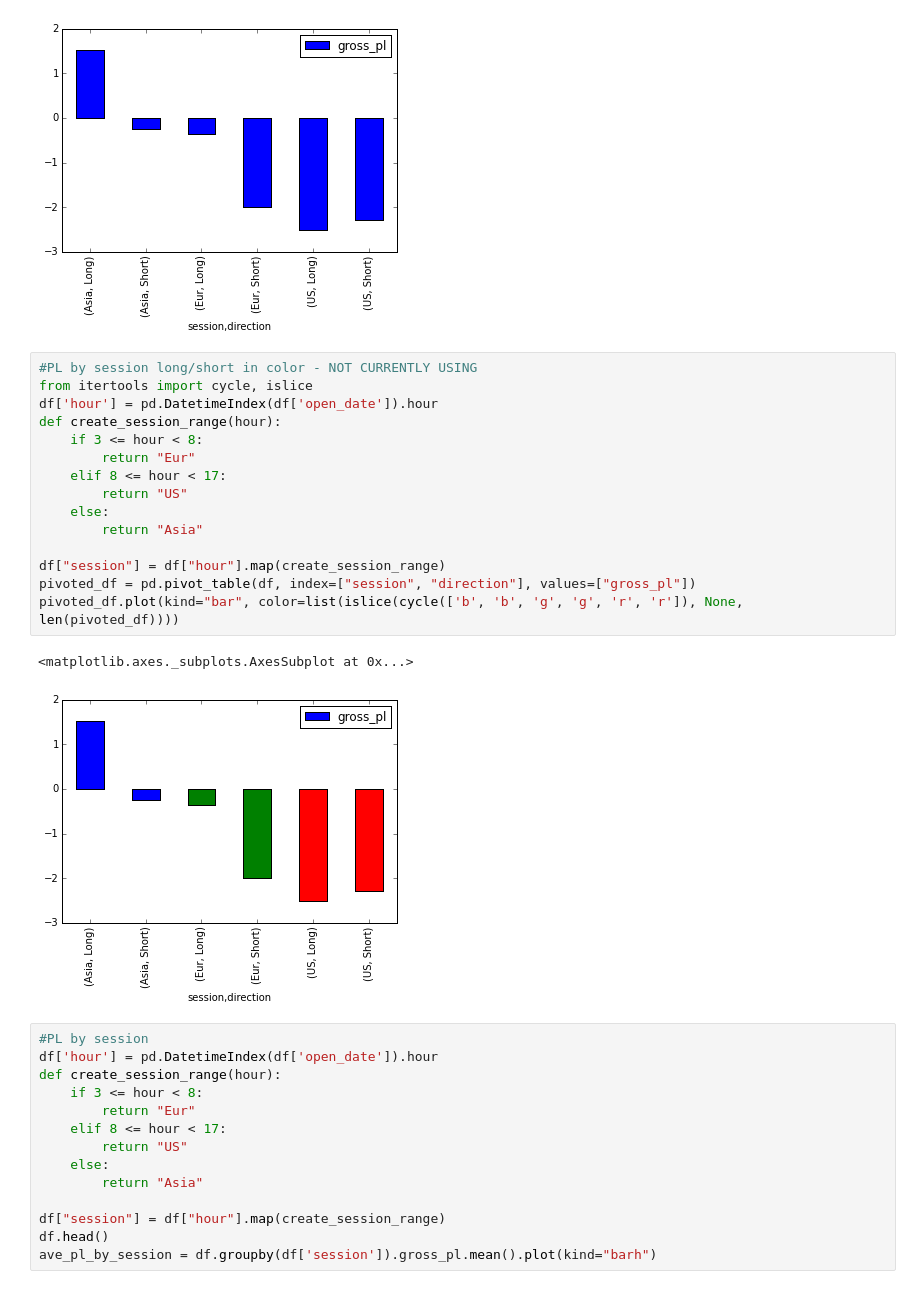
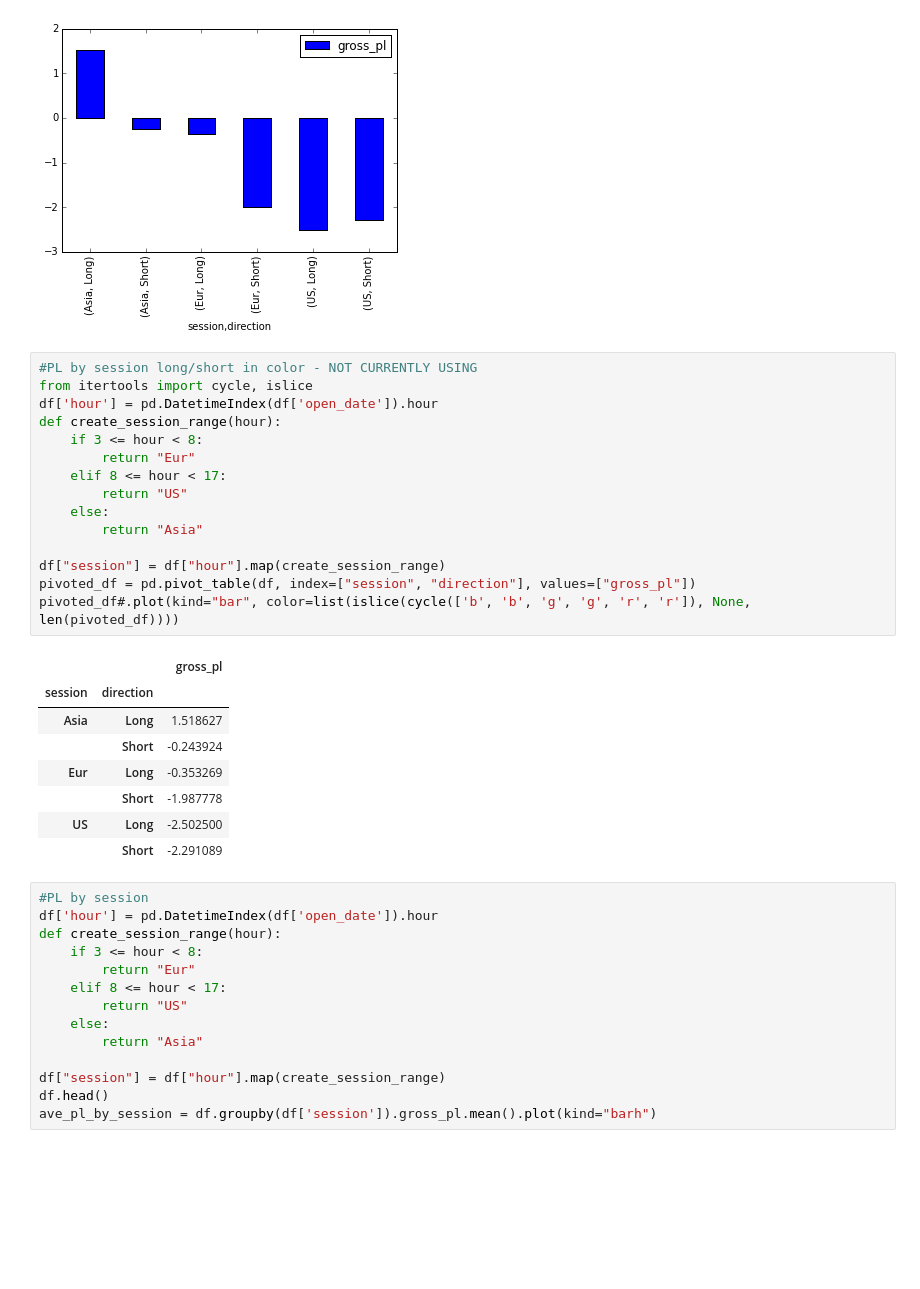
Before and after one commit to JeffHacker/TIY-final-project, a Jupyter notebook: data for models.ipynb, the cells around one changed output. Cells and saved outputs as stored; diff of their text form; blank space fills up the shorter version.

```diff
--- a/data for models.ipynb
+++ b/data for models.ipynb
@@ -29,21 +29,27 @@ pivoted_df.plot(kind="bar")
 # %%
 #PL by session long/short in color - NOT CURRENTLY USING
 from itertools import cycle, islice
 df['hour'] = pd.DatetimeIndex(df['open_date']).hour
 def create_session_range(hour):
     if 3 <= hour < 8:
         return "Eur"
     elif 8 <= hour < 17:
         return "US"
     else:
         return "Asia"
 
 df["session"] = df["hour"].map(create_session_range)
 pivoted_df = pd.pivot_table(df, index=["session", "direction"], values=["gross_pl"])
-pivoted_df.plot(kind="bar", color=list(islice(cycle(['b', 'b', 'g', 'g', 'r', 'r']), None, len(pivoted_df))))
+pivoted_df#.plot(kind="bar", color=list(islice(cycle(['b', 'b', 'g', 'g', 'r', 'r']), None, len(pivoted_df))))
 # %% [output]
-<matplotlib.axes._subplots.AxesSubplot at 0x...>
-[figure, removed]
+|  |  | gross_pl |
+| session | direction |  |
+| Asia | Long | 1.518627 |
+|  | Short | -0.243924 |
+| Eur | Long | -0.353269 |
+|  | Short | -1.987778 |
+| US | Long | -2.502500 |
+|  | Short | -2.291089 |
 # %%
 #PL by session
 df['hour'] = pd.DatetimeIndex(df['open_date']).hour
```
Also changed, not shown: 8 other files.
